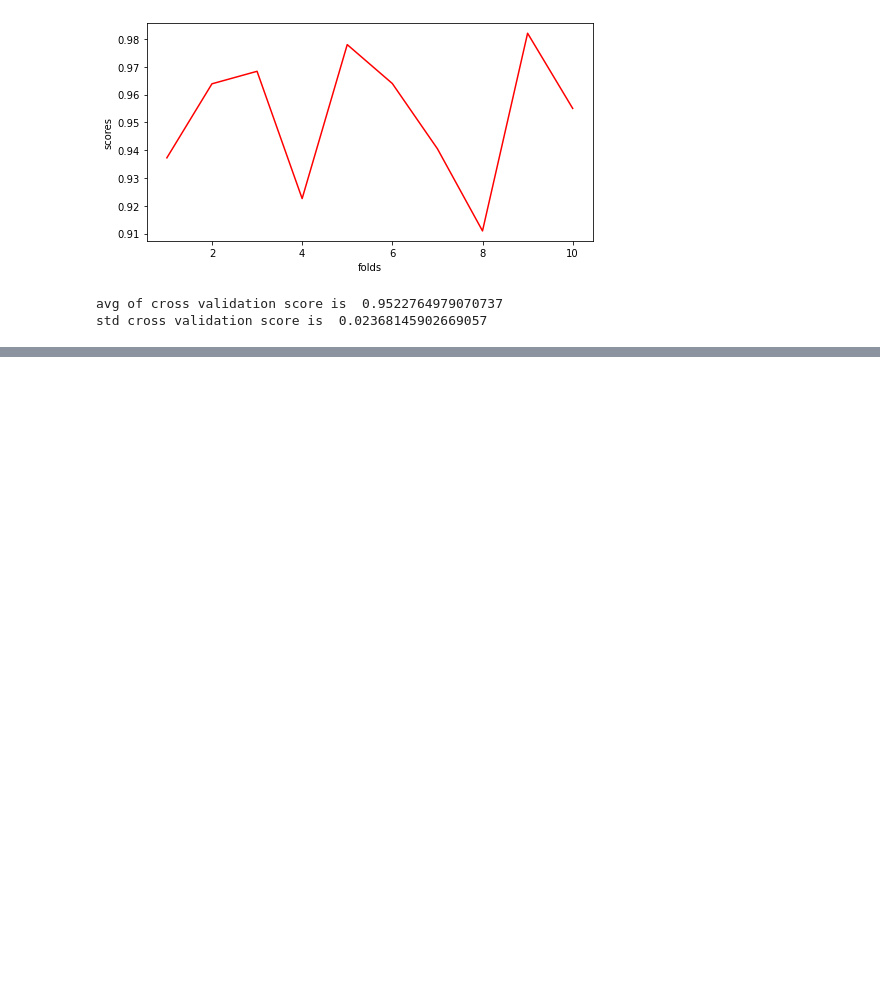
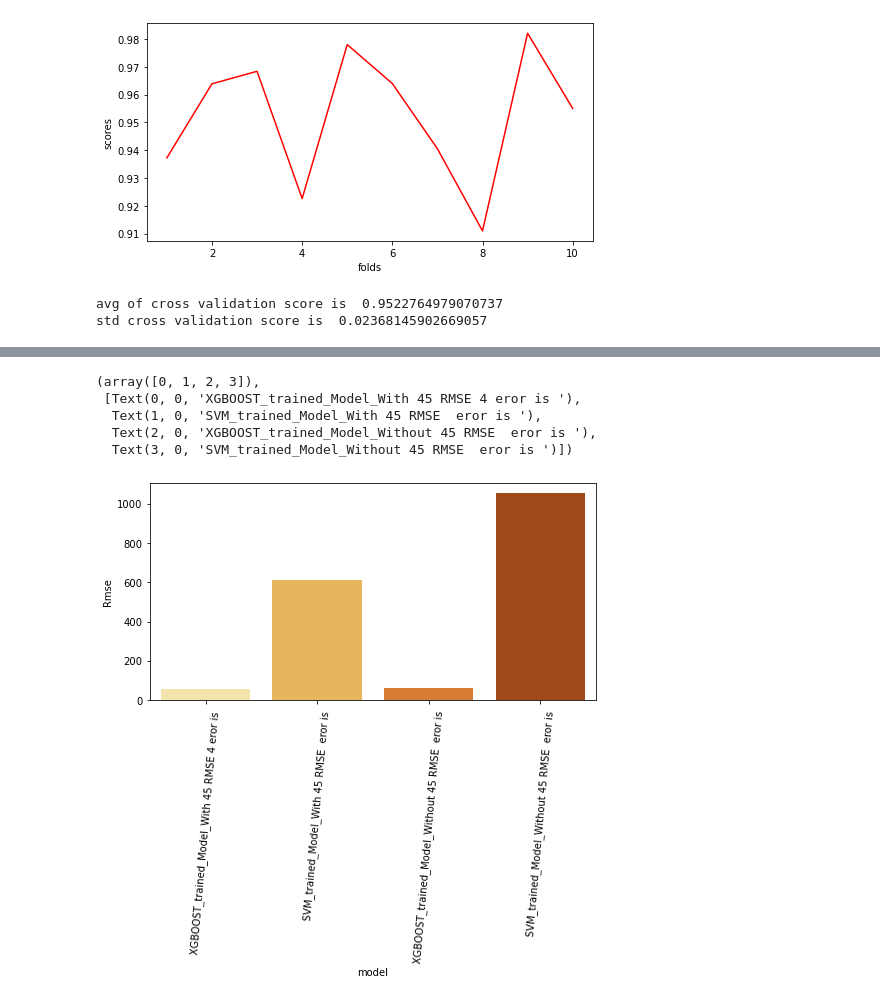
Before and after one commit to itayzaada/DCB_prediction_Using_Machine_Learning, a Jupyter notebook: Prediction of the ERR for mode I (DCB) for a composite laminate with arbitrary properties using ML.ipynb, the cells around one changed output, grey strips where cells are left out. Saved outputs shown, nothing was run; the diff lists cells and outputs as text; code cells hidden in the pictures; blank space fills up the shorter version.

```diff
--- a/Prediction of the ERR for mode I (DCB) for a composite laminate with arbitrary properties using ML.ipynb
+++ b/Prediction of the ERR for mode I (DCB) for a composite laminate with arbitrary properties using ML.ipynb
@@ -1194,0 +1275,9 @@ dfn_2
+# %%
+df_test=dataset2
+df_test=df_test.drop(['Model Properties change'], axis=1)
+df_test
+y_test = df_test.loc[:,"J-Integral [N/m]":"J-Integral [N/m]"].values ## take the y postive
+dftest = df_test.drop(columns=["J-Integral [N/m]"])## drop the y ##
+
+x_test = dftest.values ## last col
+dftest
@@ -1194,0 +1324,25 @@ dfn_2
+# %%
+df_test
+df_test_no45=df_test.drop(['weave 45:E_{11} = E_{33}',"UD:nu_T","weave 45:E_{22}","weave 45:G_{13}","weave 45:G_{21} = G_{23}","weave 45:nu_{13}","weave 45:nu_{21} = nu_{23}"], axis=1)
+df_test_no45
+
+y_test_no45 = df_test.loc[:,"J-Integral [N/m]":"J-Integral [N/m]"].values ## take the y postive
+df_test_no45 = df_test_no45.drop(columns=["J-Integral [N/m]"])## drop the y ##
+
+x_test_no45 = df_test_no45.values ## last col
+# %%
+xgb_model_loadedno45 = pickle.load(open("DCM_XGBOOST_trained_Model_Without 45", "rb"))
+for i in range(0,4):
+     dicto["XGBOOST_trained_Model_Without 45"+" Row "+str(i+1)+" eror is "]=float(xgb_model_loadedno45.predict(x_test_no45)[i]-y_test_no45[i])
+RMSE=sqrt(mean_squared_error(xgb_model_loadedno45.predict(x_test_no45),y_test_no45))
+dicti["XGBOOST_trained_Model_Without 45"+" RMSE "+" eror is "]=float(RMSE)
+
+SVR_model_loadedno45 = pickle.load(open("DCM_svr_trained_Model_Without 45", "rb"))
+
+for i in range(0,4):
+    dicto["SVM_trained_Model_Without 45"+" Row "+str(i+1)+" eror is "]=float(SVR_model_loadedno45.predict(x_test_no45)[i]-y_test_no45[i])
+RMSE=sqrt(mean_squared_error(SVR_model_loadedno45.predict(x_test_no45),y_test_no45))
+dicti["SVM_trained_Model_Without 45"+" RMSE "+" eror is "]=float(RMSE)
+
+
+dicto
@@ -1194,0 +1366,17 @@ dfn_2
+# %%
+dfp = pd.DataFrame(list(dicto.items()), columns=['name', 'eror'])
+dfp
+dfrmse=pd.DataFrame(list(dicti.items()), columns=['model', 'Rmse'])
+# %%
+sns.barplot(x = 'model',
+            y = 'Rmse',
+            data = dfrmse,
+            palette = "YlOrBr")
+plt.xticks(rotation=85)
+# %% [output]
+(array([0, 1, 2, 3]),
+ [Text(0, 0, 'XGBOOST_trained_Model_With 45 RMSE 4 eror is '),
+  Text(1, 0, 'SVM_trained_Model_With 45 RMSE  eror is '),
+  Text(2, 0, 'XGBOOST_trained_Model_Without 45 RMSE  eror is '),
+  Text(3, 0, 'SVM_trained_Model_Without 45 RMSE  eror is ')])
+[figure, added]
```
Also changed, not shown: parts of 47 cells of this notebook.
